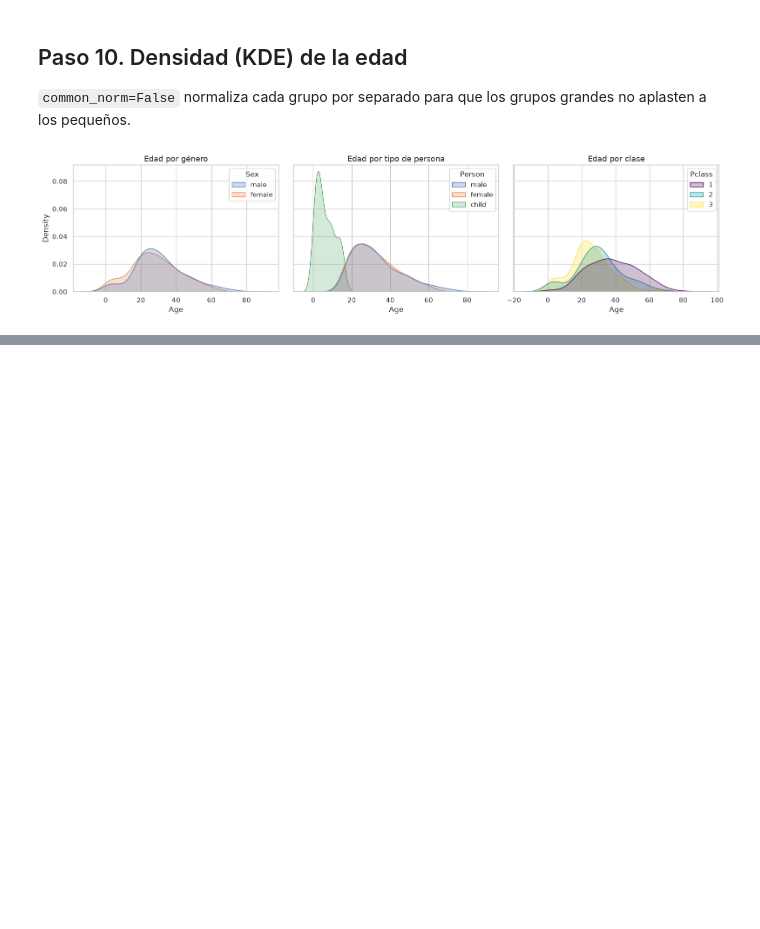
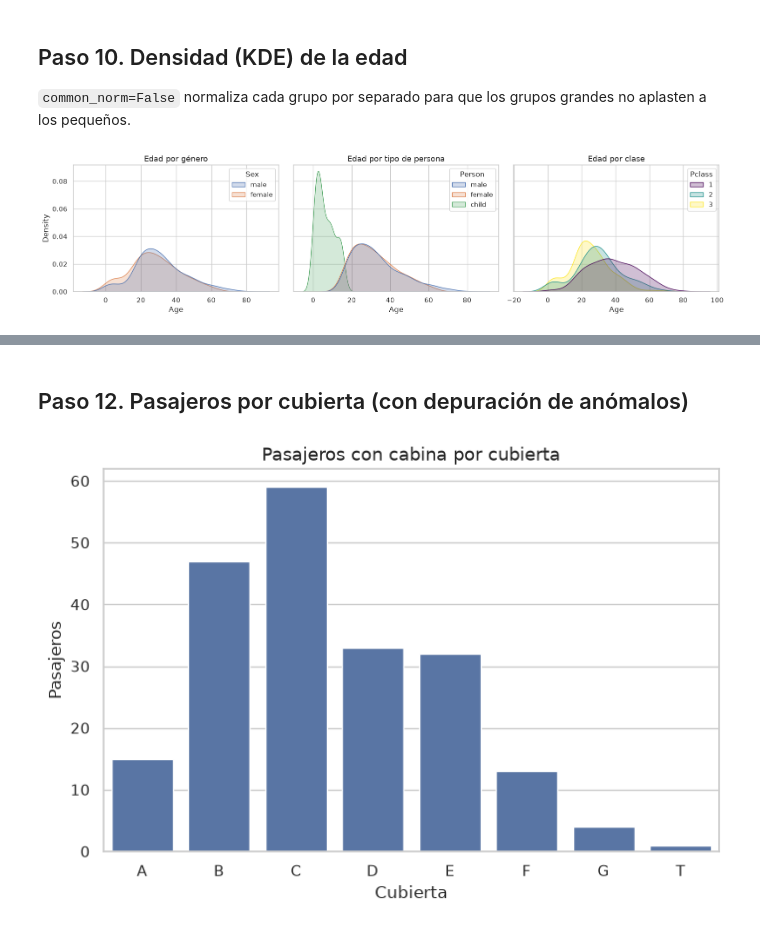
Before and after one commit to SqmuelAzz/proyecto_ciencia_de_datos, a Jupyter notebook: notebooks/02_exploracion.ipynb, the cells around one changed output, grey strips where cells are left out. Saved outputs shown, nothing was run; the diff lists cells and outputs as text; code cells hidden in the pictures; blank space fills up the shorter version.

```diff
--- a/notebooks/02_exploracion.ipynb
+++ b/notebooks/02_exploracion.ipynb
@@ -223,0 +226,4 @@ plt.tight_layout(); plt.show()
+# %%
+# Recargamos Silver para tener las columnas nuevas (TCabin, HasCabin, Familia, Alone, Survivor)
+df = pd.read_parquet(SILVER / SILVER_NAME)
+df.shape
@@ -223,0 +249,11 @@ plt.tight_layout(); plt.show()
+# %% [markdown]
+## Paso 12. Pasajeros por cubierta (con depuración de anómalos)
+# %%
+# Solo cabinas conocidas
+cubierta = df.loc[df['TCabin'] != 'X', 'TCabin']
+
+sns.countplot(x=cubierta, order=sorted(cubierta.unique()))
+plt.title('Pasajeros con cabina por cubierta'); plt.xlabel('Cubierta'); plt.ylabel('Pasajeros')
+plt.show()
+# %% [output]
+[figure, added]
```
Also changed, not shown: parts of 86 cells of this notebook, 1 other file.
